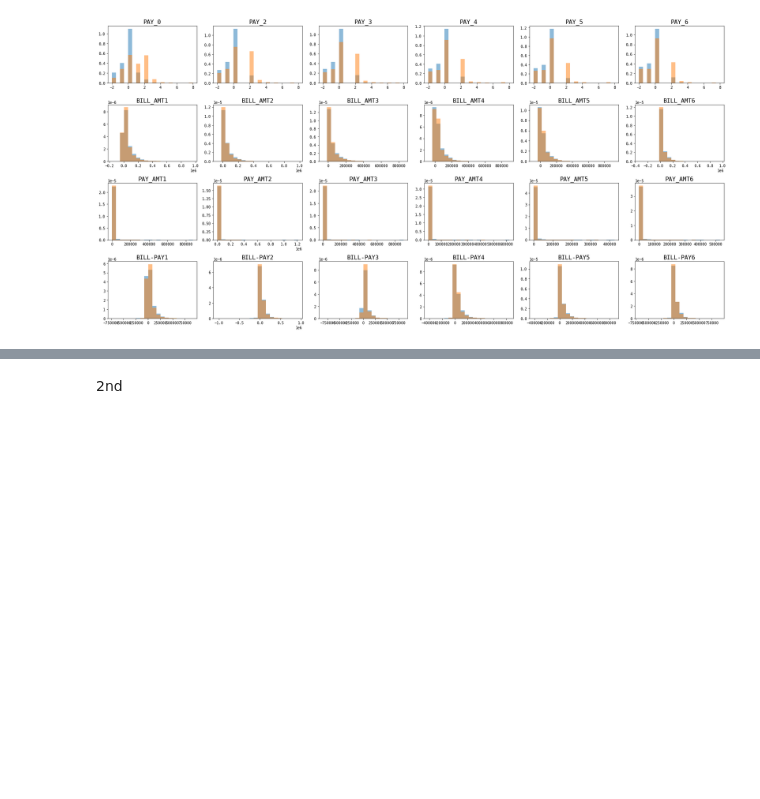
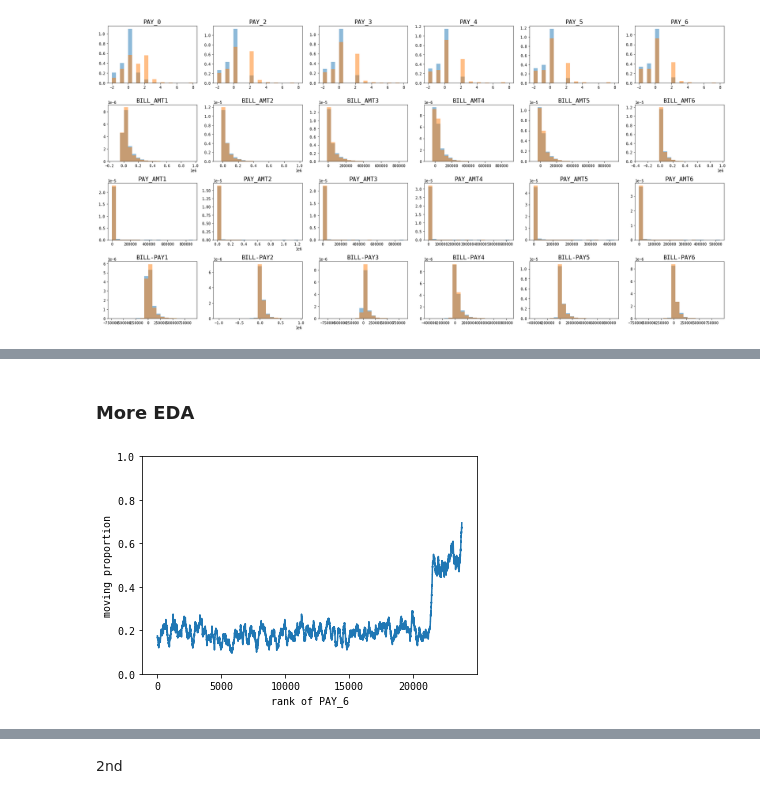
Before and after one commit to sinwall/221117_MLBasic, a Jupyter notebook: byungchang/starter_default.ipynb, the cells around one changed output, grey strips where cells are left out. Cells and saved outputs as stored; diff of their text form; code cells hidden in the pictures; blank space fills up the shorter version.

```diff
--- a/byungchang/starter_default.ipynb
+++ b/byungchang/starter_default.ipynb
@@ -86,0 +99,15 @@ plt.tight_layout(); plt.show(); plt.close()
+# %% [markdown]
+### More EDA
+# %%
+ser1 = df_train['PAY_6'].values
+# ser1 = df_train.loc[:, 'PAY_0':'PAY_6'].mean(axis=1).values
+ser2 = df_train['default payment next month'].values
+ser2 = ser2[np.argsort(ser1)]
+ser1 = ser1[np.argsort(ser1)]
+ser2 = np.convolve(ser2, np.ones((200, ))/200, mode='valid')
+plt.plot(ser2)
+plt.xlabel('rank of PAY_6')
+plt.ylim(0, 1); plt.ylabel('moving proportion')
+plt.show(); plt.close()
+# %% [output]
+[figure, added]
```
Also changed, not shown: parts of 8 cells of this notebook.
